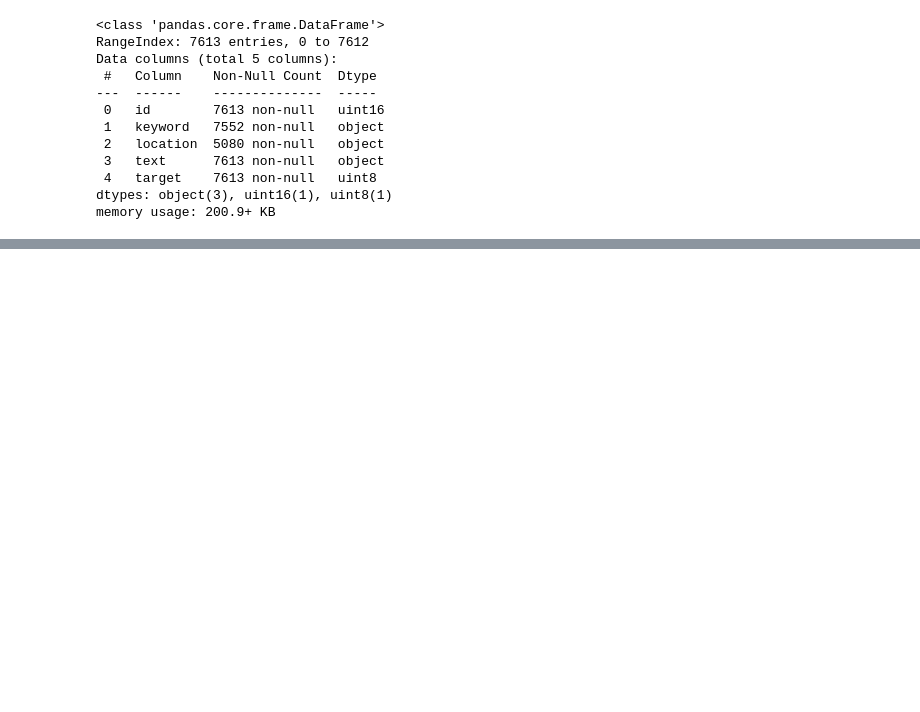
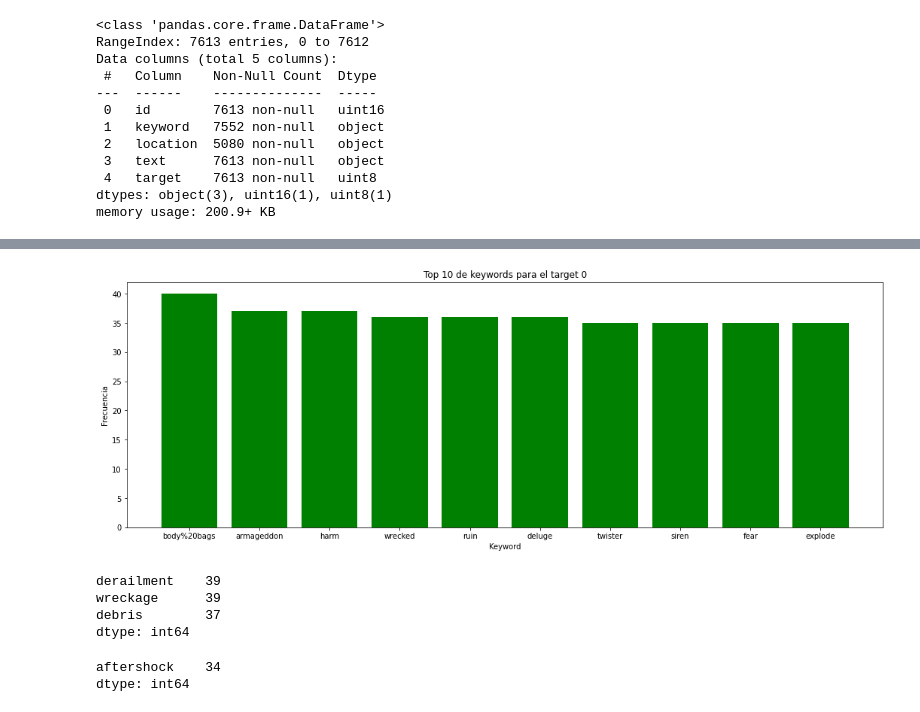
Before and after one commit to ffelfis/Orga_Datos_TPs, a Jupyter notebook: TP1/tweets.ipynb, the cells around one changed output, grey strips where cells are left out. Saved outputs shown, nothing was run; the diff lists cells and outputs as text; code cells hidden in the pictures; blank space fills up the shorter version.

```diff
--- a/TP1/tweets.ipynb
+++ b/TP1/tweets.ipynb
@@ -69,0 +139,3 @@ memory usage: 200.9+ KB
+# %%
+k0 = df[df["target"]==0]["keyword"].value_counts() #Cantidad de apariciones de cada keyword en el target 0
+k0
@@ -69,0 +155,9 @@ memory usage: 200.9+ KB
+# %%
+plt.figure(figsize=(18, 6))
+plt.bar(k0.iloc[0:10].index, k0.iloc[0:10], color="green")
+plt.title("Top 10 de keywords para el target 0")
+plt.xlabel("Keyword")
+plt.ylabel("Frecuencia")
+plt.show()
+# %% [output]
+[figure, added]
@@ -69,0 +169,8 @@ memory usage: 200.9+ KB
+# %%
+#Keywords que solo aparecen en el target 1
+k1_unique
+# %% [output]
+derailment    39
+wreckage      39
+debris        37
+dtype: int64
@@ -69,0 +182,6 @@ memory usage: 200.9+ KB
+# %%
+#Keywords que solo aparecen en el target 0
+k0_unique
+# %% [output]
+aftershock    34
+dtype: int64
```
Also changed, not shown: parts of 23 cells of this notebook, 1 other file.
